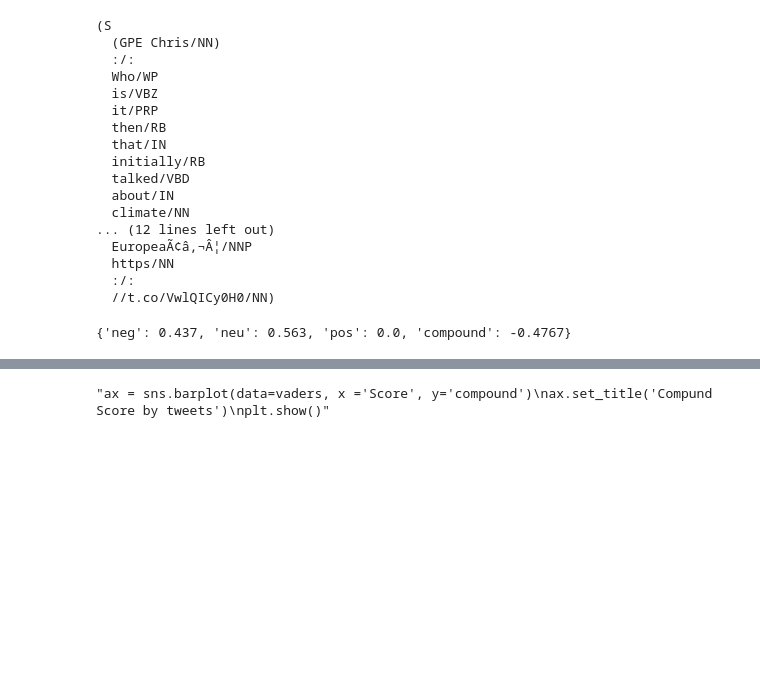
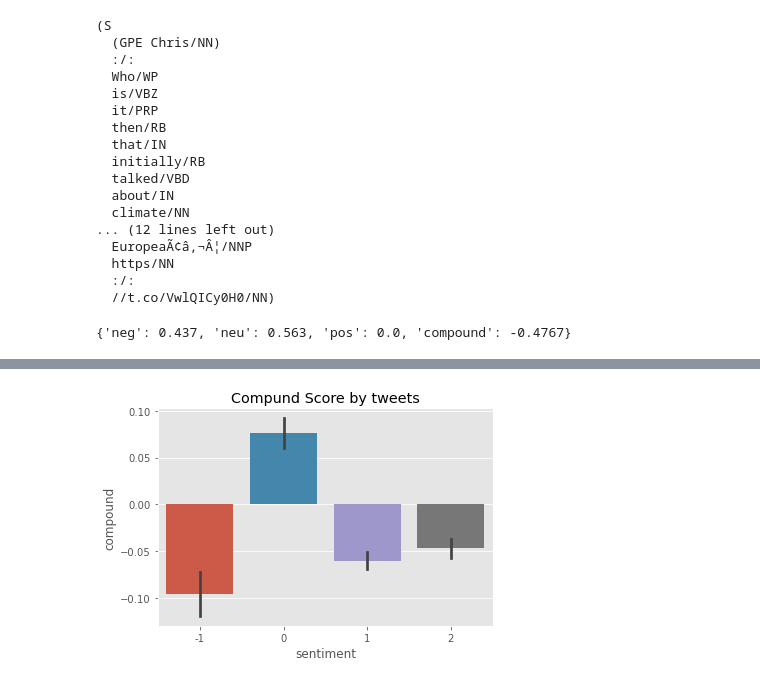
Before and after one commit to RefilweMonaledi/globalwarming, a Jupyter notebook: globalWarming.ipynb, the cells around one changed output, grey strips where cells are left out. Saved outputs shown, nothing was run; the diff lists cells and outputs as text; code cells hidden in the pictures; blank space fills up the shorter version.

```diff
--- a/globalWarming.ipynb
+++ b/globalWarming.ipynb
@@ -154,6 +159,6 @@ vaders.head()
 # %%
-'''ax = sns.barplot(data=vaders, x ='Score', y='compound')
+ax = sns.barplot(data=vaders, x ='sentiment', y='compound')
 ax.set_title('Compund Score by tweets')
-plt.show()'''
+plt.show()
 # %% [output]
-"ax = sns.barplot(data=vaders, x ='Score', y='compound')\nax.set_title('Compund Score by tweets')\nplt.show()"
+[figure, added]
```
Also changed, not shown: parts of 16 cells of this notebook.
